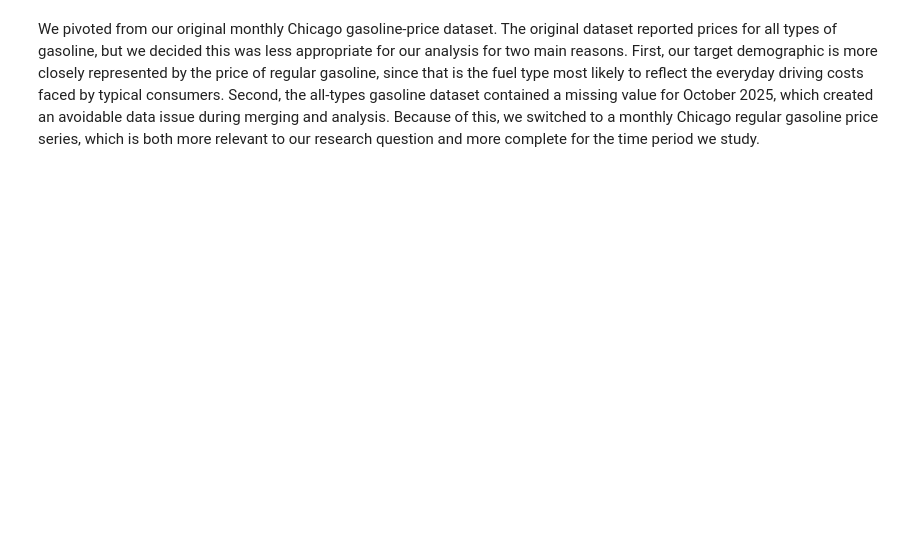
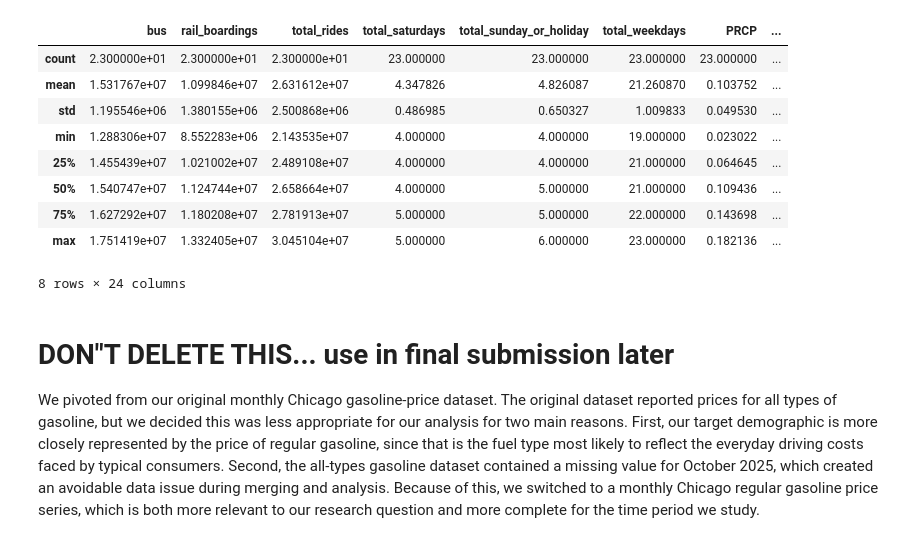
Before and after one commit to lyonstran/IS477_Tran_Machin_Lee, a Jupyter notebook: scripts/testing.ipynb, the cells around one changed output. Drawn from its saved outputs; the diff is of its cells as text; code cells hidden in the pictures; blank space fills up the shorter version.

```diff
--- a/scripts/testing.ipynb
+++ b/scripts/testing.ipynb
@@ -107,0 +5,4 @@ merged
+# %%
+# eda
+df = pd.read_csv(r"C:\Users\lyons\OneDrive\Desktop\is477\IS477_Tran_Machin_Lee\eda\merged_datasets.csv")
+df
@@ -108,2 +28,16 @@ merged
+# %%
+df.describe()
+# %% [output]
+|  | bus | rail_boardings | total_rides | total_saturdays | total_sunday_or_holiday | total_weekdays | PRCP | ... |
+| count | 2.300000e+01 | 2.300000e+01 | 2.300000e+01 | 23.000000 | 23.000000 | 23.000000 | 23.000000 | ... |
+| mean | 1.531767e+07 | 1.099846e+07 | 2.631612e+07 | 4.347826 | 4.826087 | 21.260870 | 0.103752 | ... |
+| std | 1.195546e+06 | 1.380155e+06 | 2.500868e+06 | 0.486985 | 0.650327 | 1.009833 | 0.049530 | ... |
+| min | 1.288306e+07 | 8.552283e+06 | 2.143535e+07 | 4.000000 | 4.000000 | 19.000000 | 0.023022 | ... |
+| 25% | 1.455439e+07 | 1.021002e+07 | 2.489108e+07 | 4.000000 | 4.000000 | 21.000000 | 0.064645 | ... |
+| 50% | 1.540747e+07 | 1.124744e+07 | 2.658664e+07 | 4.000000 | 5.000000 | 21.000000 | 0.109436 | ... |
+| 75% | 1.627292e+07 | 1.180208e+07 | 2.781913e+07 | 5.000000 | 5.000000 | 22.000000 | 0.143698 | ... |
+| max | 1.751419e+07 | 1.332405e+07 | 3.045104e+07 | 5.000000 | 6.000000 | 23.000000 | 0.182136 | ... |
+8 rows × 24 columns
 # %% [markdown]
+# DON"T DELETE THIS... use in final submission later
 We pivoted from our original monthly Chicago gasoline-price dataset. The original dataset reported prices for all types of gasoline, but we decided this was less appropriate for our analysis for two main reasons. First, our target demographic is more closely represented by the price of regular gasoline, since that is the fuel type most likely to reflect the everyday driving costs faced by typical consumers. Second, the all-types gasoline dataset contained a missing value for October 2025, which created an avoidable data issue during merging and analysis. Because of this, we switched to a monthly Chicago regular gasoline price series, which is both more relevant to our research question and more complete for the time period we study.
```
Also changed, not shown: parts of 8 cells of this notebook.
